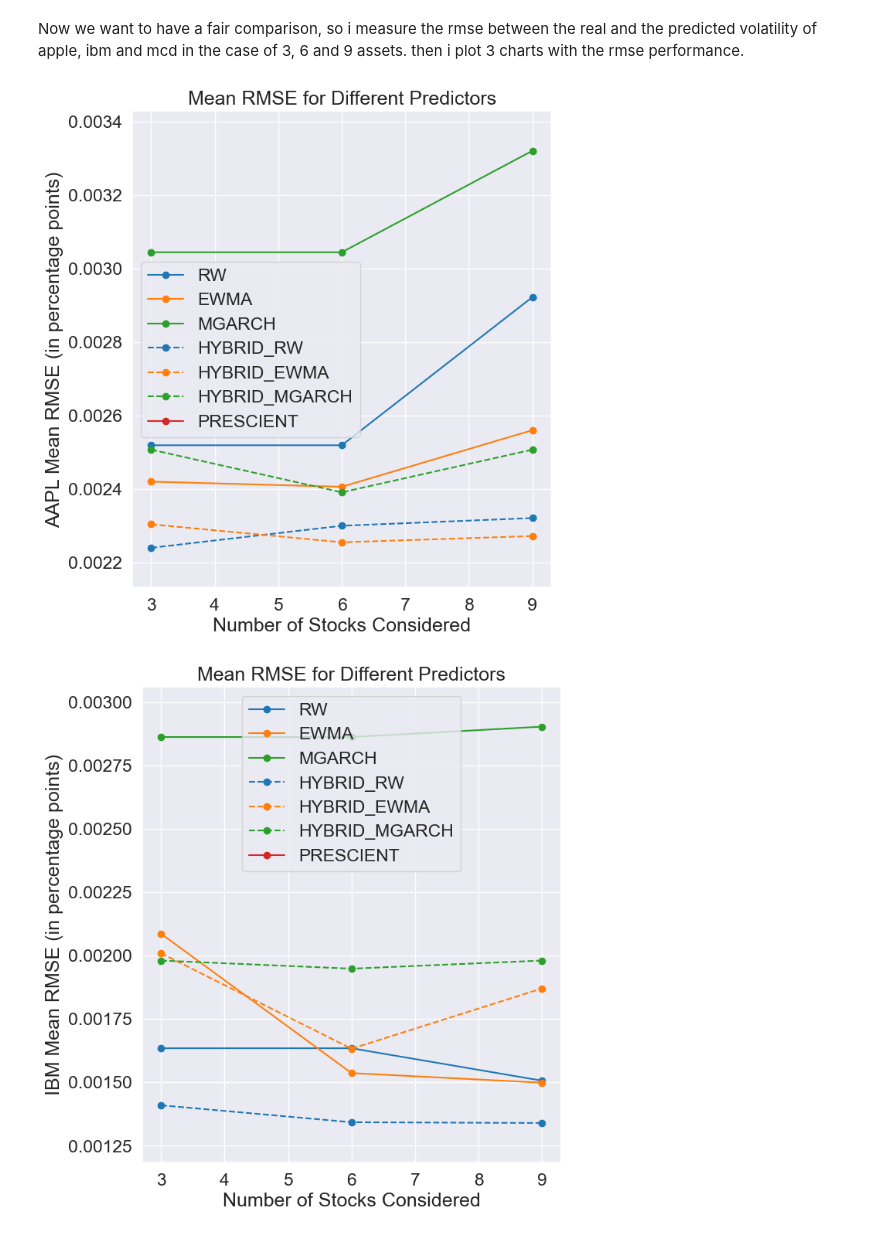
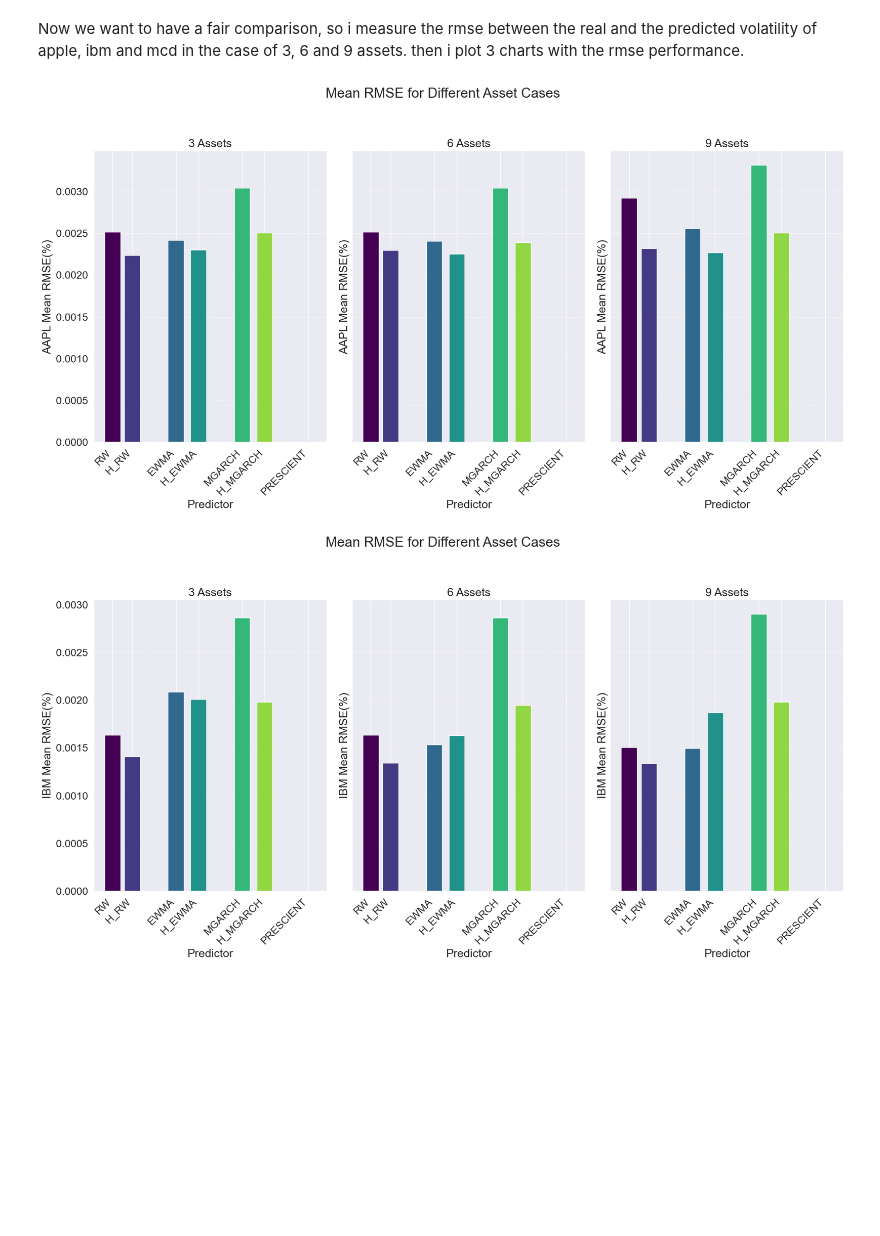
Before and after one commit to StefanoChiodini/cov_pred_finance, a Jupyter notebook: experiments/performancePlotting.ipynb, the cells around one changed output. Saved outputs shown, nothing was run; the diff lists cells and outputs as text; code cells hidden in the pictures; blank space fills up the shorter version.

```diff
--- a/experiments/performancePlotting.ipynb
+++ b/experiments/performancePlotting.ipynb
@@ -109,38 +178,74 @@ Now we want to have a fair comparison, so i measure the rmse between the real an
 # %%
 mean_rmse_aapl = {
     'RW': [0.002519, 0.002519, 0.002922],
     'EWMA': [0.002420, 0.002406, 0.002560],
     'MGARCH': [0.003044, 0.003044, 0.00332],
-    'HYBRID_RW': [0.002240, 0.002300, 0.002321],
-    'HYBRID_EWMA': [0.002304, 0.002255, 0.002272],
-    'HYBRID_MGARCH': [0.002507, 0.002391, 0.002507],
+    'H_RW': [0.002240, 0.002300, 0.002321],
+    'H_EWMA': [0.002304, 0.002255, 0.002272],
+    'H_MGARCH': [0.002507, 0.002391, 0.002507],
     'PRESCIENT': [0, 0, 0]
 }
 
 mean_rmse_ibm = {
     'RW': [0.001635, 0.001635, 0.001507],
     'EWMA': [0.002087, 0.001537, 0.001499],
     'MGARCH': [0.002863, 0.002863, 0.002904],
-    'HYBRID_RW': [0.001410, 0.001343, 0.001340 ],
-    'HYBRID_EWMA': [0.002010, 0.001633, 0.001871],
-    'HYBRID_MGARCH': [0.001981, 0.001949, 0.001981],
+    'H_RW': [0.001410, 0.001343, 0.001340 ],
+    'H_EWMA': [0.002010, 0.001633, 0.001871],
+    'H_MGARCH': [0.001981, 0.001949, 0.001981],
     'PRESCIENT': [0, 0, 0]
 }
 
 mean_rmse_mcd = {
     'RW': [0.001298, 0.001298, 0.001533],
     'EWMA': [0.001514, 0.001252, 0.001261],
     'MGARCH': [0.001344, 0.001339, 0.002215],
-    'HYBRID_RW': [0.001434, 0.001417, 0.001423],
-    'HYBRID_EWMA': [0.001451, 0.001352, 0.001401],
-    'HYBRID_MGARCH': [0.001617, 0.001267, 0.001617],
+    'H_RW': [0.001434, 0.001417, 0.001423],
+    'H_EWMA': [0.001451, 0.001352, 0.001401],
+    'H_MGARCH': [0.001617, 0.001267, 0.001617],
     'PRESCIENT': [0, 0, 0]
 }
 
 # Plotting the improved charts for Mean Loglikelihood, Mean Regret, and Mean RMSE
-plot_metric_with_styles_and_colors(mean_rmse_aapl, 'Mean RMSE for Different Predictors', 'AAPL Mean RMSE (in percentage points)')
-plot_metric_with_styles_and_colors(mean_rmse_ibm, 'Mean RMSE for Different Predictors', 'IBM Mean RMSE (in percentage points)')
-plot_metric_with_styles_and_colors(mean_rmse_mcd, 'Mean RMSE for Different Predictors', 'MCD Mean RMSE (in percentage points)')
+#plot_metric_with_styles_and_colors(mean_rmse_aapl, 'Mean RMSE for Different Predictors', 'AAPL Mean RMSE (in percentage points)')
+#plot_metric_with_styles_and_colors(mean_rmse_ibm, 'Mean RMSE for Different Predictors', 'IBM Mean RMSE (in percentage points)')
+#plot_metric_with_styles_and_colors(mean_rmse_mcd, 'Mean RMSE for Different Predictors', 'MCD Mean RMSE (in percentage points)')
+
+# Creating figure and axes for plotting Mean rmse aapl
+fig, axs = plt.subplots(1, 3, figsize=(18, 10), sharey=True)
+fig.suptitle('Mean RMSE for Different Asset Cases')
+
+# Plotting for 3, 6, and 9 asset cases
+plot_histogram(mean_rmse_aapl, '3 Assets', 'AAPL Mean RMSE(%)', axs[0], 0)
+plot_histogram(mean_rmse_aapl, '6 Assets', 'AAPL Mean RMSE(%)', axs[1], 1)
+plot_histogram(mean_rmse_aapl, '9 Assets', 'AAPL Mean RMSE(%)', axs[2], 2)
+
+plt.tight_layout(rect=[0, 0.03, 1, 0.95])
+plt.show()
+
+# Creating figure and axes for plotting Mean rmse ibm
+fig, axs = plt.subplots(1, 3, figsize=(18, 10), sharey=True)
+fig.suptitle('Mean RMSE for Different Asset Cases')
+
+# Plotting for 3, 6, and 9 asset cases
+plot_histogram(mean_rmse_ibm, '3 Assets', 'IBM Mean RMSE(%)', axs[0], 0)
+plot_histogram(mean_rmse_ibm, '6 Assets', 'IBM Mean RMSE(%)', axs[1], 1)
+plot_histogram(mean_rmse_ibm, '9 Assets', 'IBM Mean RMSE(%)', axs[2], 2)
+
+plt.tight_layout(rect=[0, 0.03, 1, 0.95])
+plt.show()
+
+# Creating figure and axes for plotting Mean rmse mcd
+fig, axs = plt.subplots(1, 3, figsize=(18, 10), sharey=True)
+fig.suptitle('Mean RMSE for Different Asset Cases')
+
+# Plotting for 3, 6, and 9 asset cases
+plot_histogram(mean_rmse_mcd, '3 Assets', 'MCD Mean RMSE(%)', axs[0], 0)
+plot_histogram(mean_rmse_mcd, '6 Assets', 'MCD Mean RMSE(%)', axs[1], 1)
+plot_histogram(mean_rmse_mcd, '9 Assets', 'MCD Mean RMSE(%)', axs[2], 2)
+
+plt.tight_layout(rect=[0, 0.03, 1, 0.95])
+plt.show()
 # %% [output]
-[figure, old version]
+[figure, new version]
-[figure, old version]
+[figure, new version]
```
Also changed, not shown: parts of 7 cells of this notebook, 4 other files.
